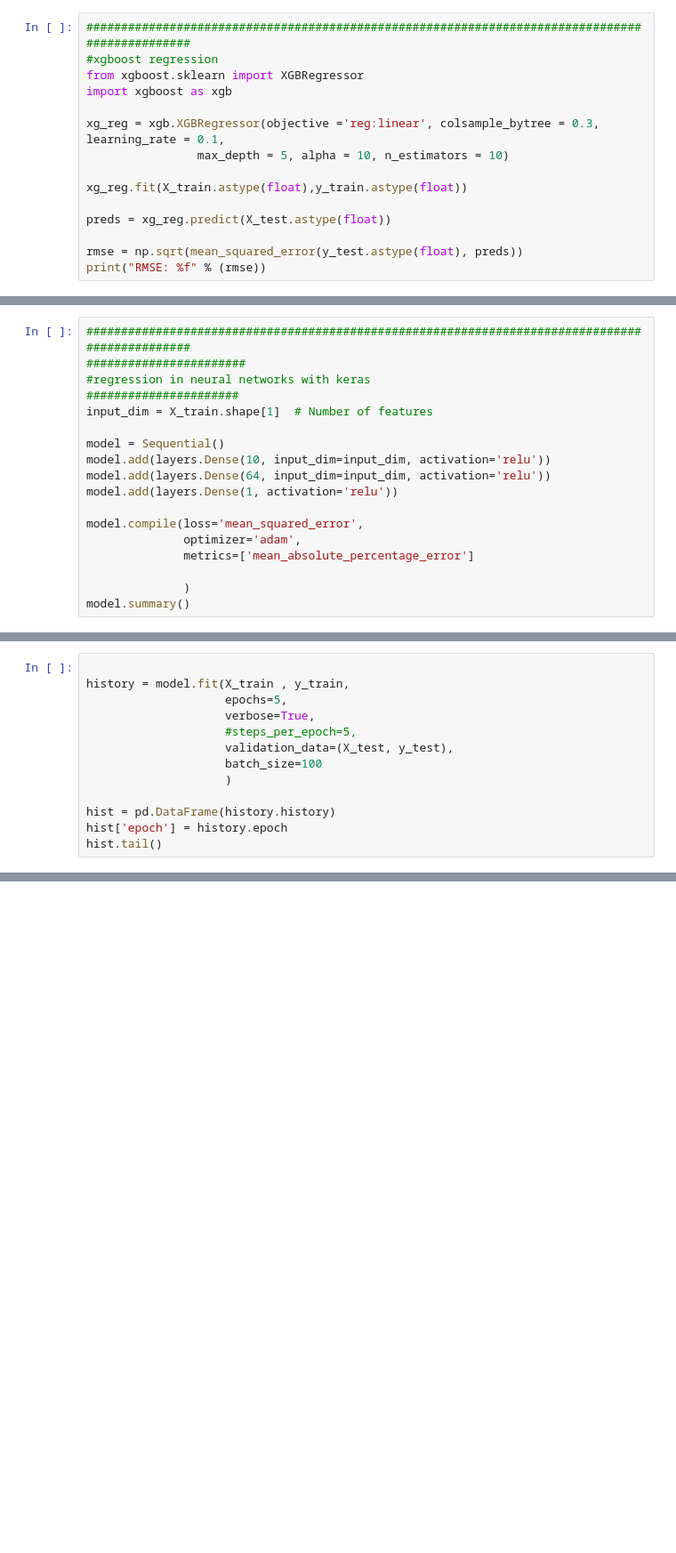
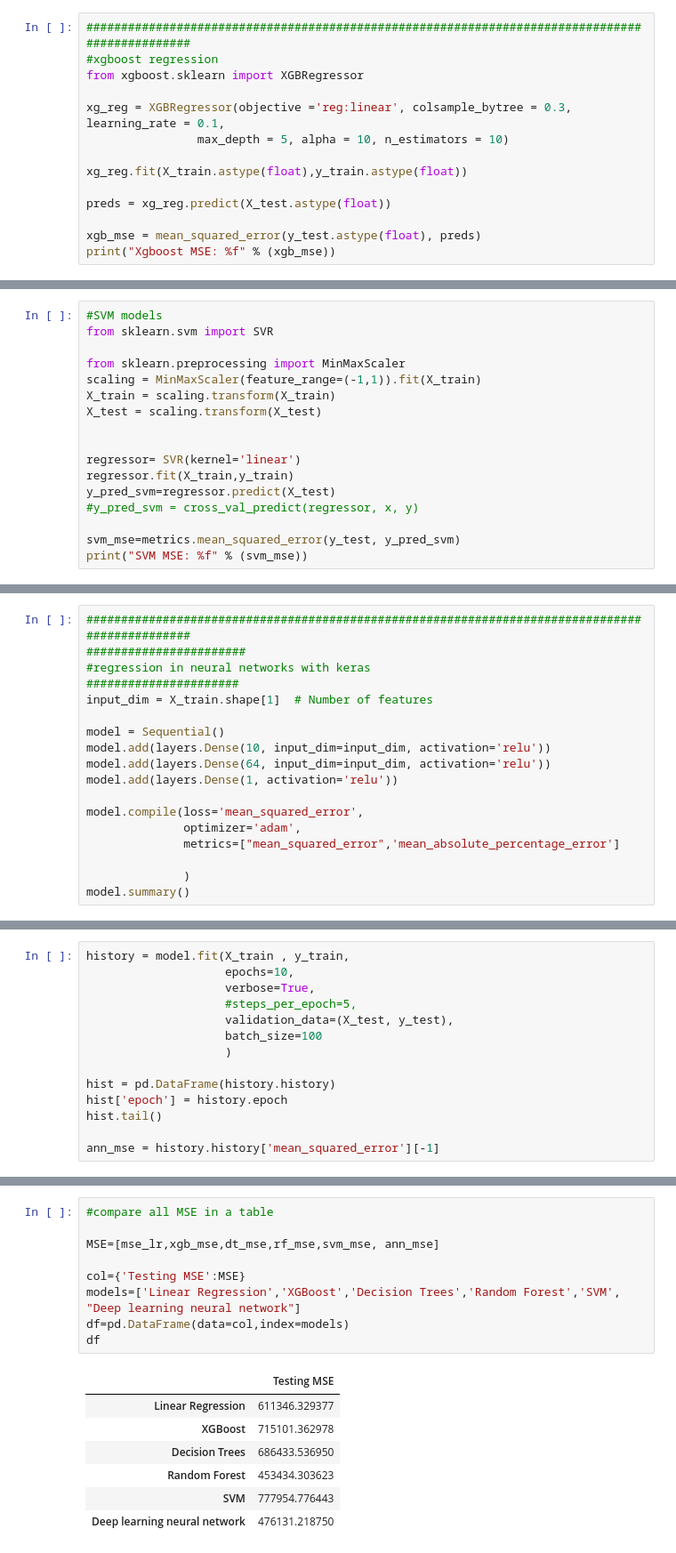
Before and after one commit to lkl2050/NLP-analysis-on-WeChat-data, a Jupyter notebook: 2.0 - Tabular analysis.ipynb, the cells around one changed output, grey strips where cells are left out. Shown: that part at 89% size. Drawn from its saved outputs; the diff is of its cells as text; blank space fills up the shorter version.

```diff
--- a/2.0 - Tabular analysis.ipynb
+++ b/2.0 - Tabular analysis.ipynb
@@ -111,15 +151,14 @@ RMSE: 173.084546
 ###############################################################################################
 #xgboost regression
 from xgboost.sklearn import XGBRegressor
-import xgboost as xgb
 
-xg_reg = xgb.XGBRegressor(objective ='reg:linear', colsample_bytree = 0.3, learning_rate = 0.1,
+xg_reg = XGBRegressor(objective ='reg:linear', colsample_bytree = 0.3, learning_rate = 0.1,
                 max_depth = 5, alpha = 10, n_estimators = 10)
 
 xg_reg.fit(X_train.astype(float),y_train.astype(float))
 
 preds = xg_reg.predict(X_test.astype(float))
 
-rmse = np.sqrt(mean_squared_error(y_test.astype(float), preds))
-print("RMSE: %f" % (rmse))
+xgb_mse = mean_squared_error(y_test.astype(float), preds)
+print("Xgboost MSE: %f" % (xgb_mse))
 # %% [output]
@@ -127,0 +195,17 @@ RMSE: 219.777391
+# %%
+#SVM models
+from sklearn.svm import SVR
+
+from sklearn.preprocessing import MinMaxScaler
+scaling = MinMaxScaler(feature_range=(-1,1)).fit(X_train)
+X_train = scaling.transform(X_train)
+X_test = scaling.transform(X_test)
+
+
+regressor= SVR(kernel='linear')
+regressor.fit(X_train,y_train)
+y_pred_svm=regressor.predict(X_test)
+#y_pred_svm = cross_val_predict(regressor, x, y)
+
+svm_mse=metrics.mean_squared_error(y_test, y_pred_svm)
+print("SVM MSE: %f" % (svm_mse))
@@ -139,7 +225,7 @@ model.add(layers.Dense(1, activation='relu'))
 
 model.compile(loss='mean_squared_error',
               optimizer='adam',
-              metrics=['mean_absolute_percentage_error']
+              metrics=["mean_squared_error",'mean_absolute_percentage_error']
 
               )
 model.summary()
@@ -159,9 +245,8 @@ Trainable params: 1,019
 Non-trainable params: 0
 _________________________________________________________________
 # %%
-
 history = model.fit(X_train , y_train,
-                    epochs=5,
+                    epochs=10,
                     verbose=True,
                     #steps_per_epoch=5,
                     validation_data=(X_test, y_test),
@@ -171,4 +256,6 @@ history = model.fit(X_train , y_train,
 hist = pd.DataFrame(history.history)
 hist['epoch'] = history.epoch
 hist.tail()
+
+ann_mse = history.history['mean_squared_error'][-1]
 # %% [output]
@@ -190,0 +282,17 @@ Epoch 5/5
+# %%
+#compare all MSE in a table
+
+MSE=[mse_lr,xgb_mse,dt_mse,rf_mse,svm_mse, ann_mse]
+
+col={'Testing MSE':MSE}
+models=['Linear Regression','XGBoost','Decision Trees','Random Forest','SVM', "Deep learning neural network"]
+df=pd.DataFrame(data=col,index=models)
+df
+# %% [output]
+|  | Testing MSE |
+| Linear Regression | 611346.329377 |
+| XGBoost | 715101.362978 |
+| Decision Trees | 686433.536950 |
+| Random Forest | 453434.303623 |
+| SVM | 777954.776443 |
+| Deep learning neural network | 476131.218750 |
```
Also changed, not shown: parts of 17 cells of this notebook.
